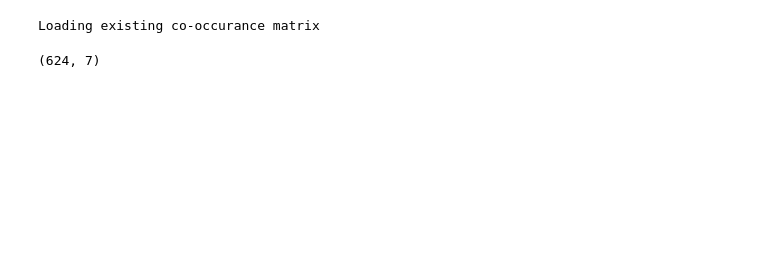
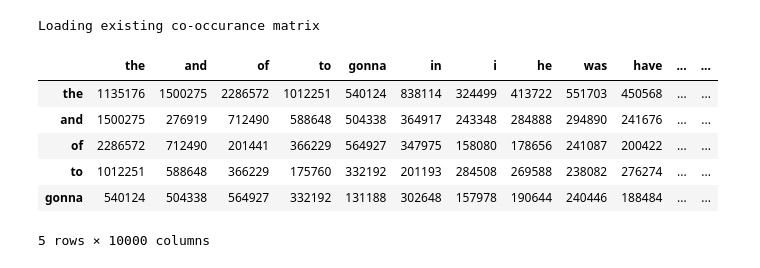
Before and after one commit to tyler-romero/sentence-completion, a Jupyter notebook: code/MSR_ppmi_model.ipynb, the cells around one changed output. Saved outputs shown, nothing was run; the diff lists cells and outputs as text; code cells hidden in the pictures; blank space fills up the shorter version.

```diff
--- a/code/MSR_ppmi_model.ipynb
+++ b/code/MSR_ppmi_model.ipynb
@@ -12,13 +18,19 @@ import nlu_utils
 # Load the data
 msr = data_loading.MSR()
 dev = msr.dev()
-gutenberg = msr.train_word_word_cooccurance(window=5, vocab_size=1000)
+gutenberg = msr.train_word_word_cooccurance(window=5, vocab_size=10000, load=True)
 # %% [output]
 Loading existing co-occurance matrix
-# %%
-dev.shape
-# %% [output]
-(624, 7)
+# %%
+gutenberg.head()
+# %% [output]
+|  | the | and | of | to | gonna | in | i | he | was | have | ... | ... |
+| the | 1135176 | 1500275 | 2286572 | 1012251 | 540124 | 838114 | 324499 | 413722 | 551703 | 450568 | ... | ... |
+| and | 1500275 | 276919 | 712490 | 588648 | 504338 | 364917 | 243348 | 284888 | 294890 | 241676 | ... | ... |
+| of | 2286572 | 712490 | 201441 | 366229 | 564927 | 347975 | 158080 | 178656 | 241087 | 200422 | ... | ... |
+| to | 1012251 | 588648 | 366229 | 175760 | 332192 | 201193 | 284508 | 269588 | 238082 | 276274 | ... | ... |
+| gonna | 540124 | 504338 | 564927 | 332192 | 131188 | 302648 | 157978 | 190644 | 240446 | 188484 | ... | ... |
+5 rows × 10000 columns
 # %%
 # Calculate PPMI matrix
 guten_ppmi = vsm.pmi(gutenberg)
```
Also changed, not shown: parts of 6 cells of this notebook, 1 other file.
